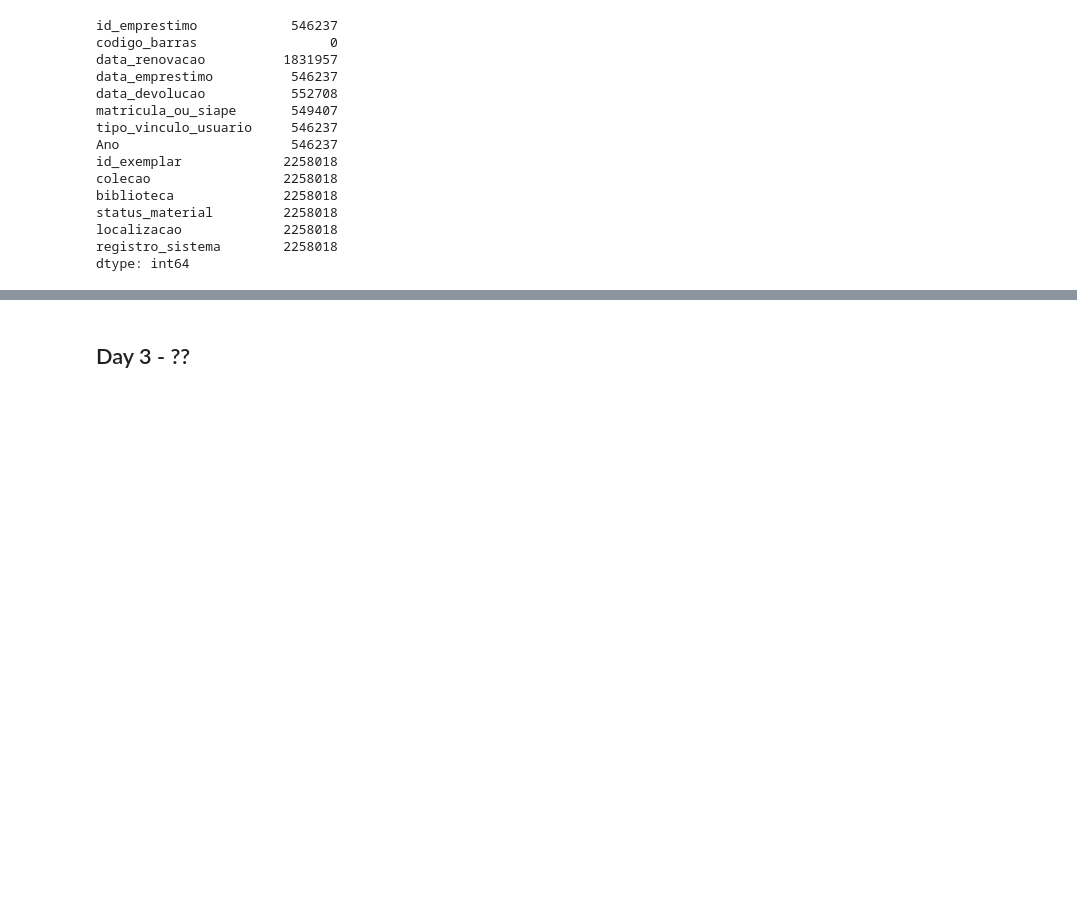
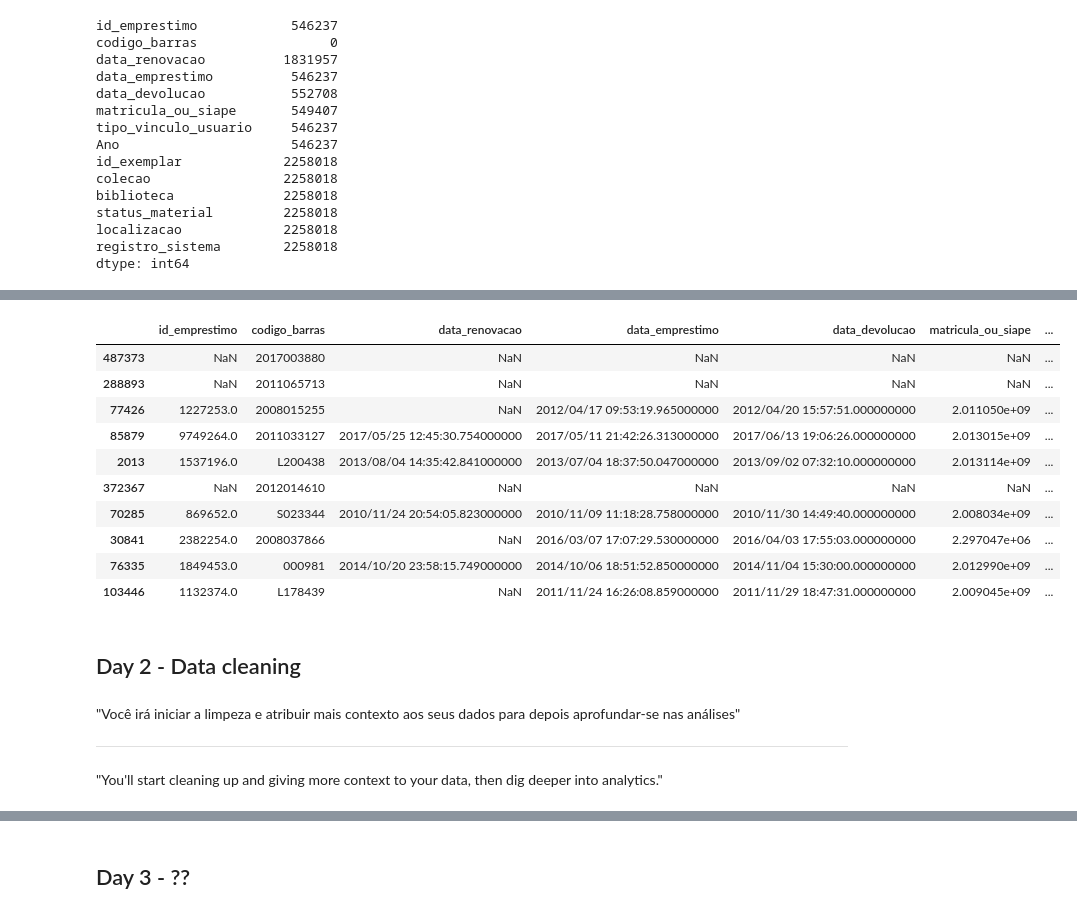
Before and after one commit to migueltosi/UFRN-Library-Data-Analysis, a Jupyter notebook: UFRN_Library.ipynb, the cells around one changed output, grey strips where cells are left out. Cells and saved outputs as stored; diff of their text form; code cells hidden in the pictures; blank space fills up the shorter version.

```diff
--- a/UFRN_Library.ipynb
+++ b/UFRN_Library.ipynb
@@ -104,3 +104,5 @@ collections.drop_duplicates()
 | 568583 | 1353475 | 2019013451 | Acervo Circulante | Biblioteca Central Zila Mamede | ESPECIAL | 764 | 268235 |
 | 568584 | 1353476 | 2019012276 | Acervo Circulante | Biblioteca Central Zila Mamede | ESPECIAL | 962 | 268236 |
 546237 rows × 7 columns
+# %%
+collections[['registro_sistema', 'id_exemplar', 'codigo_barras']].drop_duplicates(inplace=True)
@@ -199,3 +214,26 @@ status_material         2258018
 localizacao             2258018
 registro_sistema        2258018
 dtype: int64
+# %%
+merged_df.sample(10)
+# %% [output]
+|  | id_emprestimo | codigo_barras | data_renovacao | data_emprestimo | data_devolucao | matricula_ou_siape | ... |
+| 487373 | NaN | 2017003880 | NaN | NaN | NaN | NaN | ... |
+| 288893 | NaN | 2011065713 | NaN | NaN | NaN | NaN | ... |
+| 77426 | 1227253.0 | 2008015255 | NaN | 2012/04/17 09:53:19.965000000 | 2012/04/20 15:57:51.000000000 | 2.011050e+09 | ... |
+| 85879 | 9749264.0 | 2011033127 | 2017/05/25 12:45:30.754000000 | 2017/05/11 21:42:26.313000000 | 2017/06/13 19:06:26.000000000 | 2.013015e+09 | ... |
+| 2013 | 1537196.0 | L200438 | 2013/08/04 14:35:42.841000000 | 2013/07/04 18:37:50.047000000 | 2013/09/02 07:32:10.000000000 | 2.013114e+09 | ... |
+| 372367 | NaN | 2012014610 | NaN | NaN | NaN | NaN | ... |
+| 70285 | 869652.0 | S023344 | 2010/11/24 20:54:05.823000000 | 2010/11/09 11:18:28.758000000 | 2010/11/30 14:49:40.000000000 | 2.008034e+09 | ... |
+| 30841 | 2382254.0 | 2008037866 | NaN | 2016/03/07 17:07:29.530000000 | 2016/04/03 17:55:03.000000000 | 2.297047e+06 | ... |
+| 76335 | 1849453.0 | 000981 | 2014/10/20 23:58:15.749000000 | 2014/10/06 18:51:52.850000000 | 2014/11/04 15:30:00.000000000 | 2.012990e+09 | ... |
+| 103446 | 1132374.0 | L178439 | NaN | 2011/11/24 16:26:08.859000000 | 2011/11/29 18:47:31.000000000 | 2.009045e+09 | ... |
+# %% [markdown]
+## Day 2 - Data cleaning
+# %% [markdown]
+"Você irá iniciar a limpeza e atribuir mais contexto aos seus dados para depois aprofundar-se nas análises"
+
+---
+
+
+"You'll start cleaning up and giving more context to your data, then dig deeper into analytics."
```
Also changed, not shown: parts of 17 cells of this notebook.
